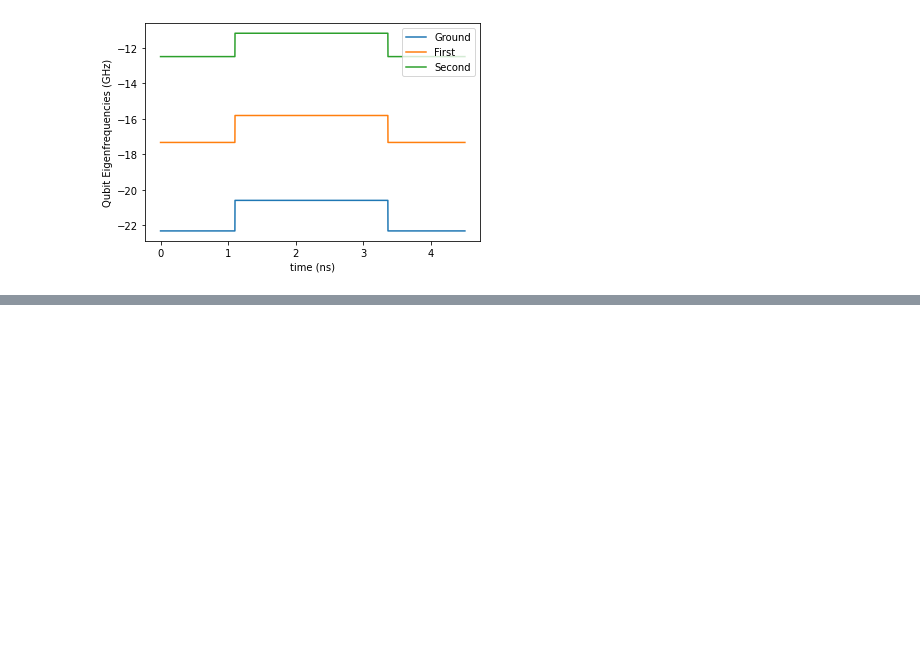
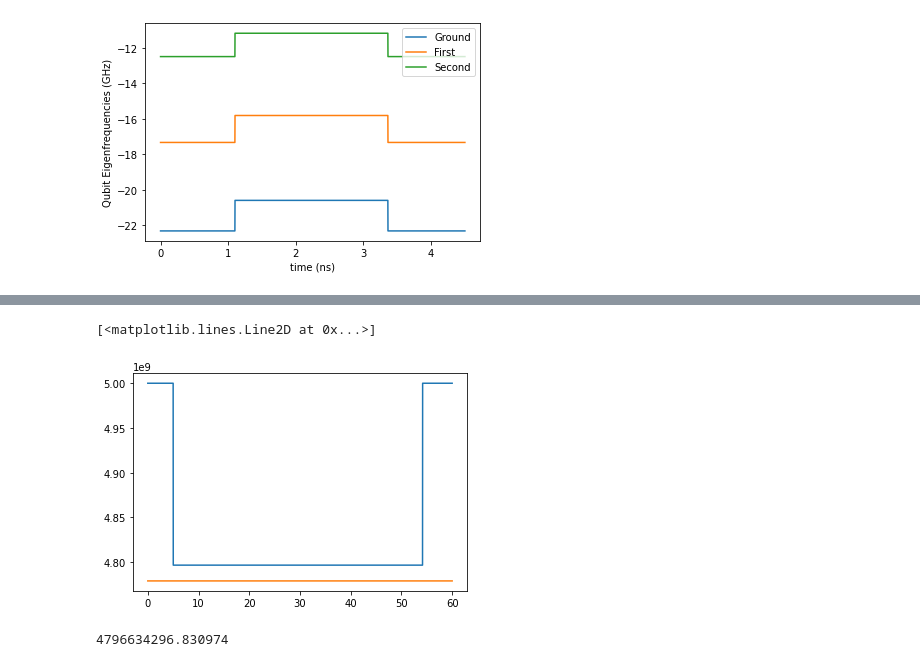
Before and after one commit to mohecht/PHYS559, a Jupyter notebook: QubitEnergyTuner.ipynb, the cells around one changed output, grey strips where cells are left out. Drawn from its saved outputs; the diff is of its cells as text; code cells hidden in the pictures; blank space fills up the shorter version.

```diff
--- a/QubitEnergyTuner.ipynb
+++ b/QubitEnergyTuner.ipynb
@@ -327,0 +387,12 @@ Text(0, 0.5, 'Qubit Eigenfrequencies (GHz)')
+# %%
+w_qb1 = qubit_freq(Ec, EJ1, EJ2,ip, flux = False)
+plt.plot(t,w_qb1/(2*pi) )
+w_qb2 = 4.779e9 * np.ones(len(t))
+plt.plot(t,w_qb2)
+# %% [output]
+[<matplotlib.lines.Line2D at 0x...>]
+[figure, added]
+# %%
+np.min(w_qb1)/(2*pi)
+# %% [output]
+4796634296.830974
```
Also changed, not shown: parts of 16 cells of this notebook.
